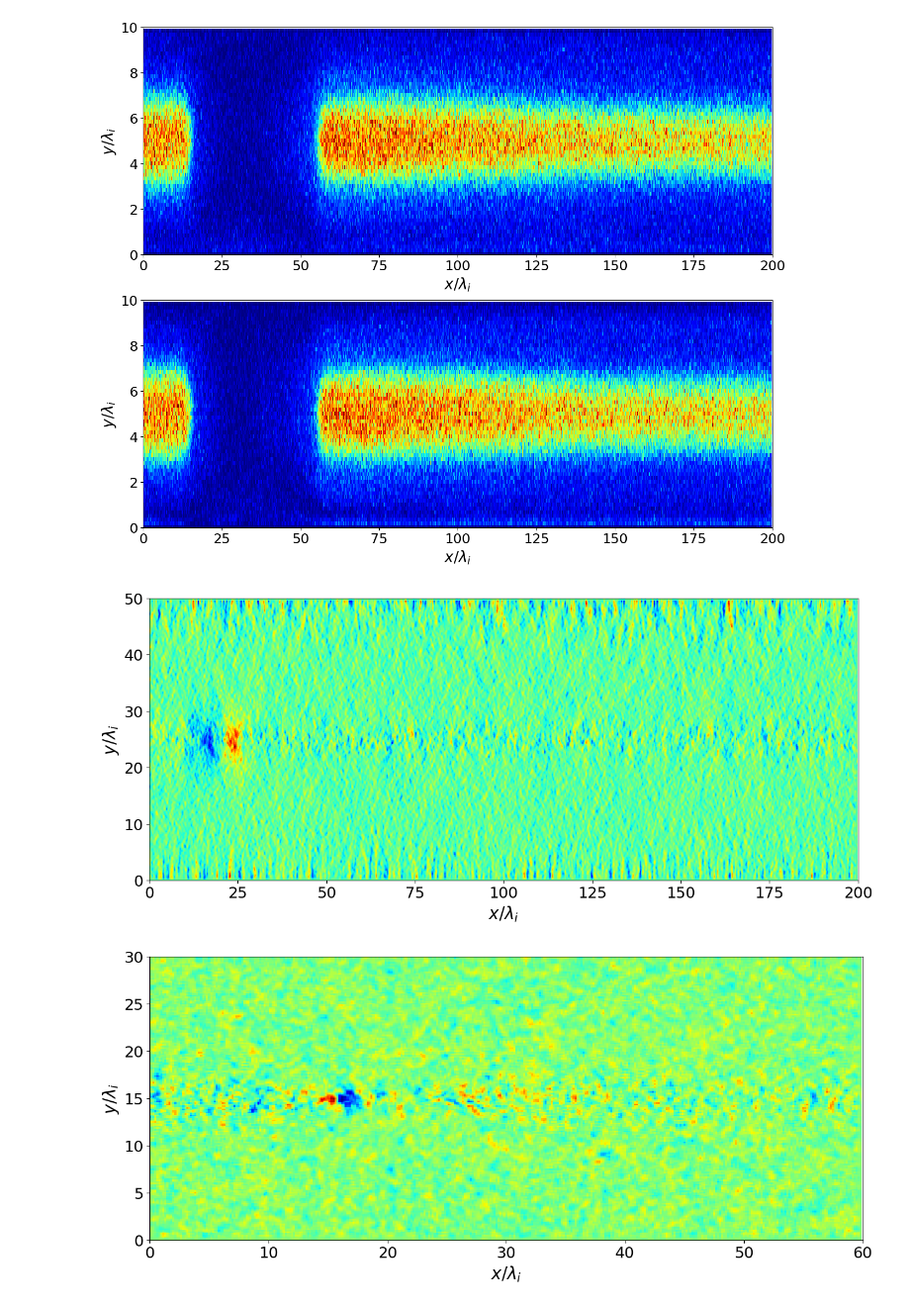
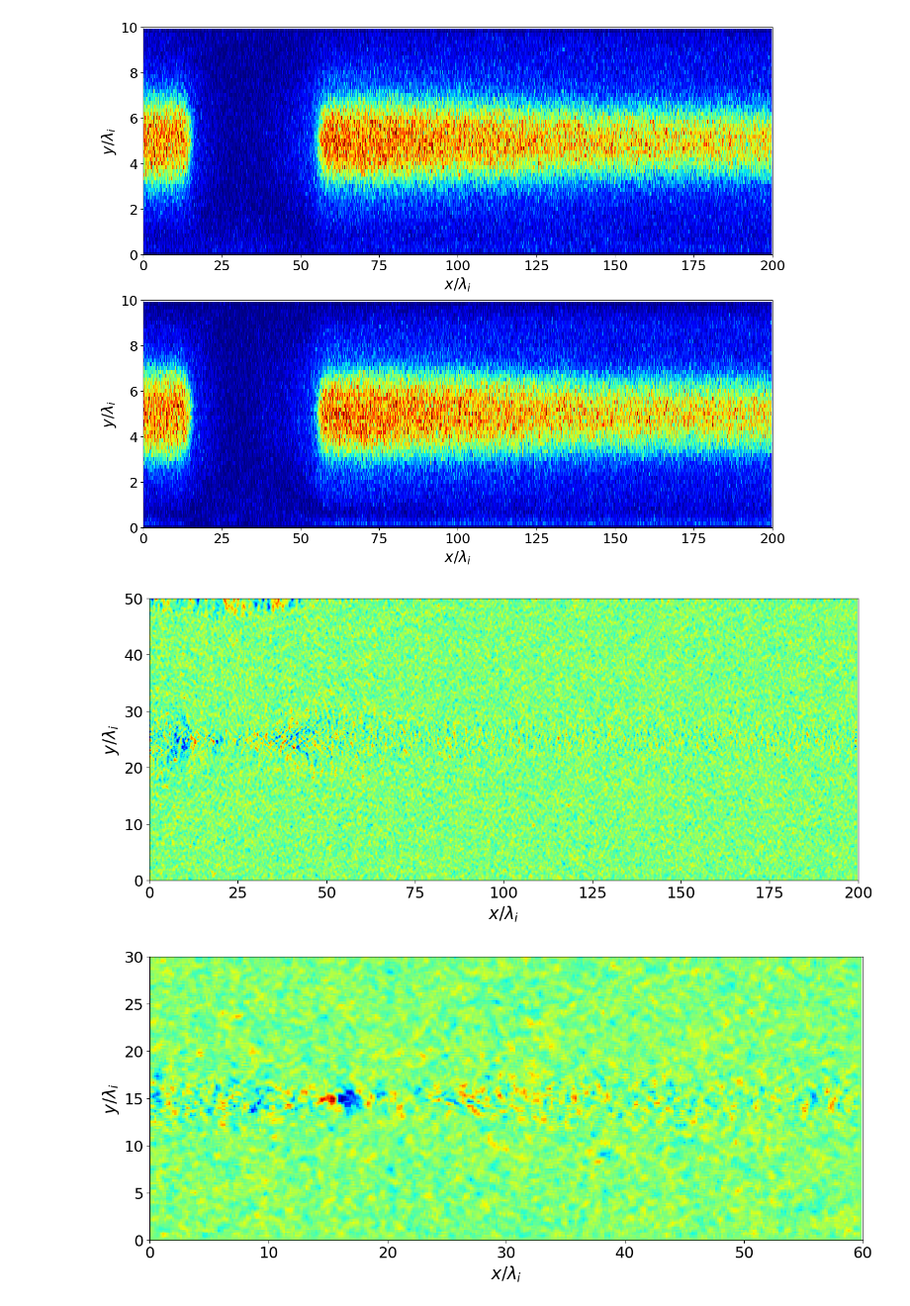
Before and after one commit to keita-akutagawa/PIC_GPU, a Jupyter notebook: examples_2D/mr2008/PIC2D_plot_mr2008.ipynb, the cells around one changed output. Shown at 99% size. Cells and saved outputs as stored; diff of their text form; code cells hidden in the pictures.

```diff
--- a/examples_2D/mr2008/PIC2D_plot_mr2008.ipynb
+++ b/examples_2D/mr2008/PIC2D_plot_mr2008.ipynb
@@ -96,24 +96,28 @@ ax2.tick_params(labelsize=18)
 # %%
 fig = plt.figure(figsize=(15, 6))
 ax = fig.add_subplot(111)
 
 X, Y = np.meshgrid(x_coordinate, y_coordinate) / ion_inertial_length
 
 dirname = "results_mr2008"
-step = 500
+step = 4000
 filename = f"{dirname}/mr2008_B_{step}.bin"
 with open(filename, 'rb') as f:
     B = np.fromfile(f, dtype=np.float32)
 B = B.reshape(n_x, n_y, 3).T
+filename = f"{dirname}/mr2008_E_{step}.bin"
+with open(filename, 'rb') as f:
+    E = np.fromfile(f, dtype=np.float32)
+E = E.reshape(n_x, n_y, 3).T
 
-mappable = ax.pcolormesh(X, Y, cv2.blur(B[1, :, :]/B0, (3, 3)), cmap='jet')
+mappable = ax.pcolormesh(X, Y, cv2.blur(E[0, :, :], (3, 3)), cmap='jet')
 ax.set_xlabel('$x / \lambda_i$', fontsize=20)
 ax.set_ylabel('$y / \lambda_i$', fontsize=20)
 ax.set_xlim(0.0, x_max/ion_inertial_length)
 ax.set_ylim(0.0, y_max/ion_inertial_length)
 ax.tick_params(labelsize=18)
 # %% [output]
-[figure, old version]
+[figure, new version]
 # %%
 fig = plt.figure(figsize=(15, 6))
 ax = fig.add_subplot(111)
```
Also changed, not shown: 1 other file.
